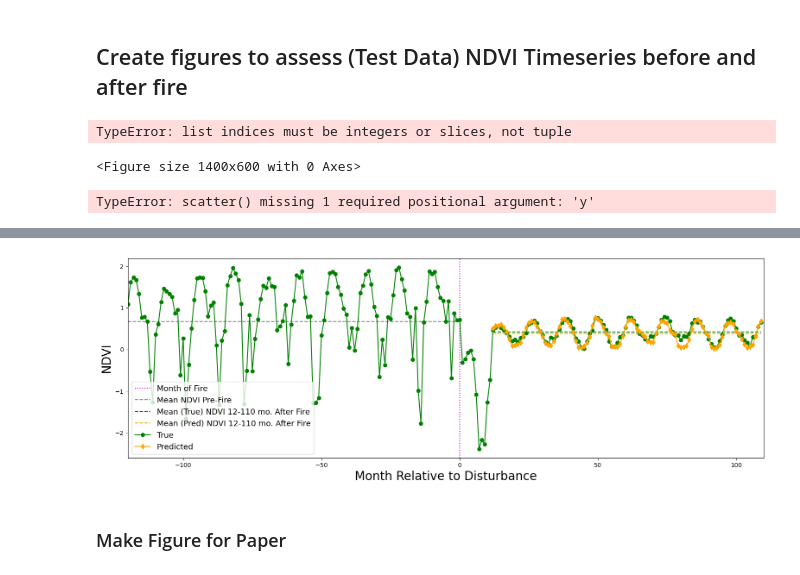
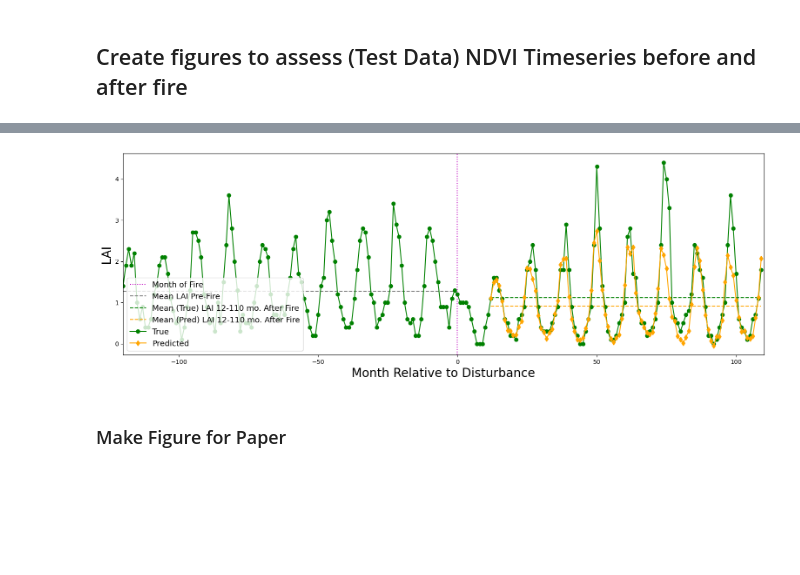
Before and after one commit to geohai/lstm-forecasting-postfire-veg-recovery, a Jupyter notebook: Scripts/LSTM_EvaluateBestModel.ipynb, the cells around one changed output, grey strips where cells are left out. Drawn from its saved outputs; the diff is of its cells as text; code cells hidden in the pictures; blank space fills up the shorter version.

```diff
--- a/Scripts/LSTM_EvaluateBestModel.ipynb
+++ b/Scripts/LSTM_EvaluateBestModel.ipynb
@@ -77,7 +77,7 @@ x_test_df_storeIDs = x_test_df_storeIDs_csv["0"].values.tolist()
 # %%
 
 
-model2_name = "LSTM_slope_chili_elevation_aspect_mtpi_precip_temp_ndvi_before_lai_before_severity_vcf_tree_before_units128_3lstmlayers_lr0.01.keras"
+model2_name = "../Model/LSTM_slope_chili_elevation_aspect_mtpi_precip_temp_ndvi_before_lai_before_severity_vcf_tree_before_units128_3lstmlayers_lr0.01.keras"
 
 model2 = tf.keras.models.load_model(model2_name)
 # model2_hist = "model_hist_slope_chili_elevation_aspect_severity_mtpi_precip_temp_ndvi_before_lai_before_units100_3lstmlayers.json"
@@ -1788,29 +1517,5 @@ CO3747210346920110607
 # %% [markdown]
 ## Create figures to assess (Test Data) NDVI Timeseries before and after fire
-# %%
-#FOR MULTIHEAD MODEL
-# Get example figure for point with index of 50 (random pick)
-from matplotlib.pyplot import figure
-var_idx = 0 #-0=nDVI
-sample_idx = 5
-plt.figure(figsize=(14,6))
-plt.scatter(range(len(preds[sample_idx,:,var_idx])),preds[sample_idx,:,var_idx], label ="Predicted")#, s=.5)
-plt.scatter(range(len(preds[sample_idx,:,var_idx])), y_test[sample_idx,:,var_idx],label="True")#, s=.5)
-plt.legend(loc="upper right")
-plt.title("Predicted Vs. True NDVI Timeseries for Sample {}".format(sample_idx))
-plt.xlabel("Months")
-plt.ylabel("NDVI")
-# plt.gca().set_aspect(12.0)
-# figure(figsize=(8, 16))#, dpi=80)
-
-plt.savefig("PredVsTrue_NDVI_timeseries_Ex{}_zoom.png".format(sample_idx), dpi=300)
-# %% [output]
-TypeError: list indices must be integers or slices, not tuple
-<Figure size 1400x600 with 0 Axes>
-# %%
-plt.scatter(X_test)
-# %% [output]
-TypeError: scatter() missing 1 required positional argument: 'y'
 # %%
 #FOR MULTIHEAD MODEL!
 
@@ -1829,8 +1534,10 @@ def plot_model_ts_MULTIHEAD(sample_idx, split_mo, new_ytest , new_preds, var_idx
 
   # Get example figure for point with index of sample_idx (random pick)
   # print(X_test.shape,"is xtest shp")#(218, 132, 10)
-  X_test_targets = X_test[:,:,var_idx+7]#X_test[:,:,-1:] is prev #NOTE: MUST add 7 here!! Because there are 10 total vars in x_test and we want one of the last 3
-
+  if var_idx ==0:
+    X_test_targets = X_test[:,:,var_idx+7]*std_val_ndvi+mean_value_ndvi#X_test[:,:,-1:] is prev #NOTE: MUST add 7 here!! Because there are 10 total vars in x_test and we want one of the last 3
+  else:
+    X_test_targets = X_test[:,:,var_idx+7]*std_val_lai+mean_value_lai
 #   new_ytest = y_test[:,:,var_idx]
 #   new_preds = preds[:,:,var_idx]
   # print(X_test_targets.shape,'is shp of x test targets')
@@ -1886,13 +1593,14 @@ def plot_model_ts_MULTIHEAD(sample_idx, split_mo, new_ytest , new_preds, var_idx
 
 
 predictions_head1, predictions_head2 = standardize(model2.predict(X_test)) #ndiv, lai
-testi=0
+testi=1
 preds_list = [predictions_head1, predictions_head2]
 # print(predictions_head1)
 print(y_test1.shape)
 y_test_list = [y_test1.reshape(111,98),y_test2.reshape(111,98)]
 num_outsteps=98
 this_pred = preds_list[testi]
+postfire_mo = 12
 
 plot_model_ts_MULTIHEAD(sample_idx=109, split_mo=postfire_mo,
                         new_ytest=y_test_list[testi],new_preds=this_pred,
@@ -1902,5 +1610,5 @@ plot_model_ts_MULTIHEAD(sample_idx=109, split_mo=postfire_mo,
 (111, 98, 1)
-[figure, old version]
+[figure, new version]
 # %% [markdown]
 ### Make Figure for Paper
 # %%
```
Also changed, not shown: parts of 43 cells of this notebook.
